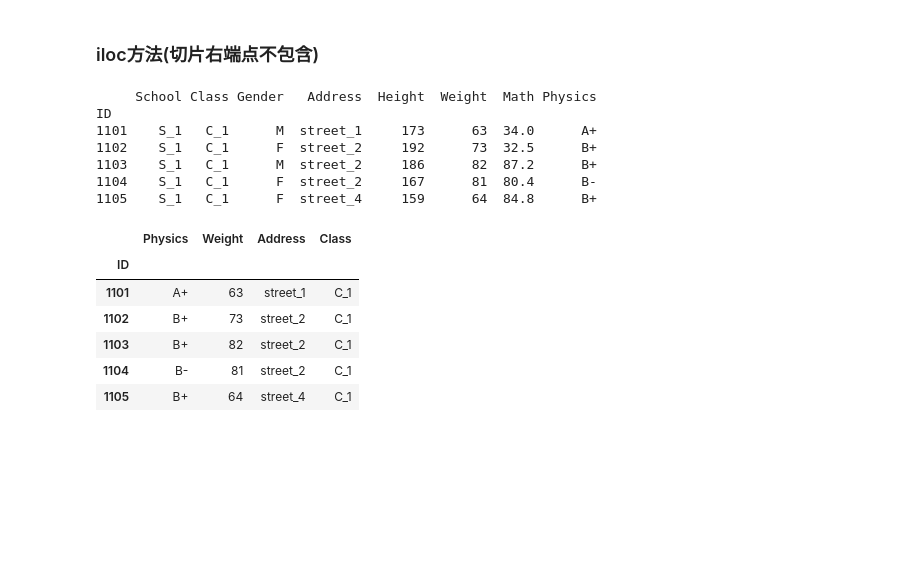
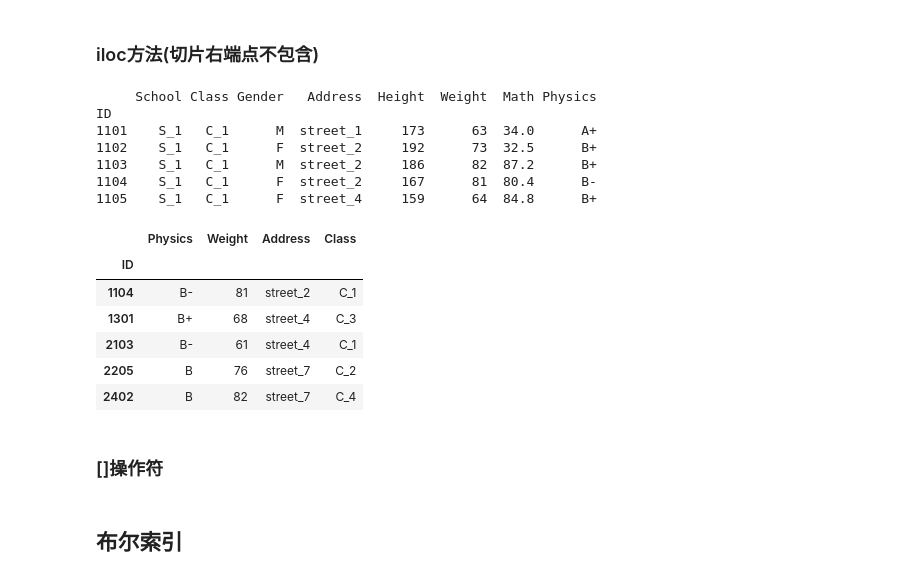
Before and after one commit to macnversion/python3, a Jupyter notebook: python3_books/pandas学习/pandas基础.ipynb, the cells around one changed output. Cells and saved outputs as stored; diff of their text form; code cells hidden in the pictures; blank space fills up the shorter version.

```diff
--- a/python3_books/pandas学习/pandas基础.ipynb
+++ b/python3_books/pandas学习/pandas基础.ipynb
@@ -280,29 +280,36 @@ df.loc[[True if i[-1]=='4' or i[-1]=='7' else False for i in df['Address'].value
 # %%
 print(df.head())
 
 # 单行索引
 df.iloc[0]
 
 # 多行索引
 df.iloc[3:5]
 
 # 单列索引
 df.iloc[:, 3].head()
 
 # 多列索引
 df.iloc[:, 7::-2].head()
+
+# 混合索引
+df.iloc[3::7, 7::-2].head()
 # %% [output]
      School Class Gender   Address  Height  Weight  Math Physics
 ID
 1101    S_1   C_1      M  street_1     173      63  34.0      A+
 1102    S_1   C_1      F  street_2     192      73  32.5      B+
 1103    S_1   C_1      M  street_2     186      82  87.2      B+
 1104    S_1   C_1      F  street_2     167      81  80.4      B-
 1105    S_1   C_1      F  street_4     159      64  84.8      B+
 |  | Physics | Weight | Address | Class |
 | ID |  |  |  |  |
-| 1101 | A+ | 63 | street_1 | C_1 |
-| 1102 | B+ | 73 | street_2 | C_1 |
-| 1103 | B+ | 82 | street_2 | C_1 |
 | 1104 | B- | 81 | street_2 | C_1 |
-| 1105 | B+ | 64 | street_4 | C_1 |
+| 1301 | B+ | 68 | street_4 | C_3 |
+| 2103 | B- | 61 | street_4 | C_1 |
+| 2205 | B | 76 | street_7 | C_2 |
+| 2402 | B | 82 | street_7 | C_4 |
+# %% [markdown]
+### []操作符
+# %% [markdown]
+## 布尔索引
```
